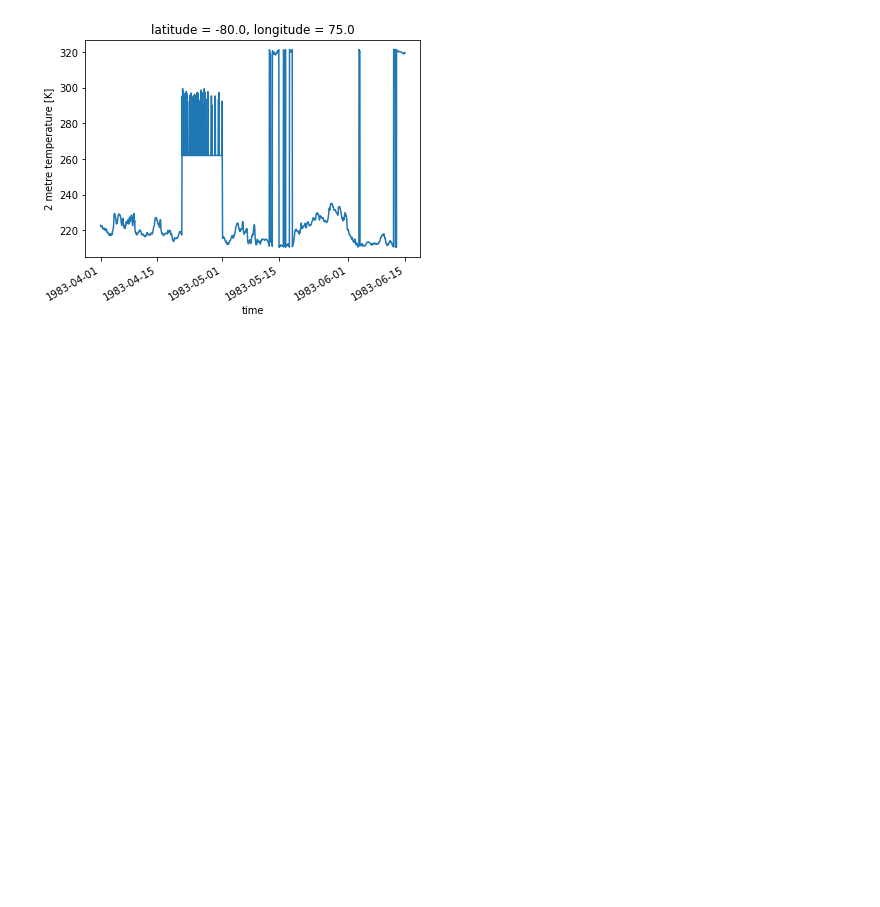
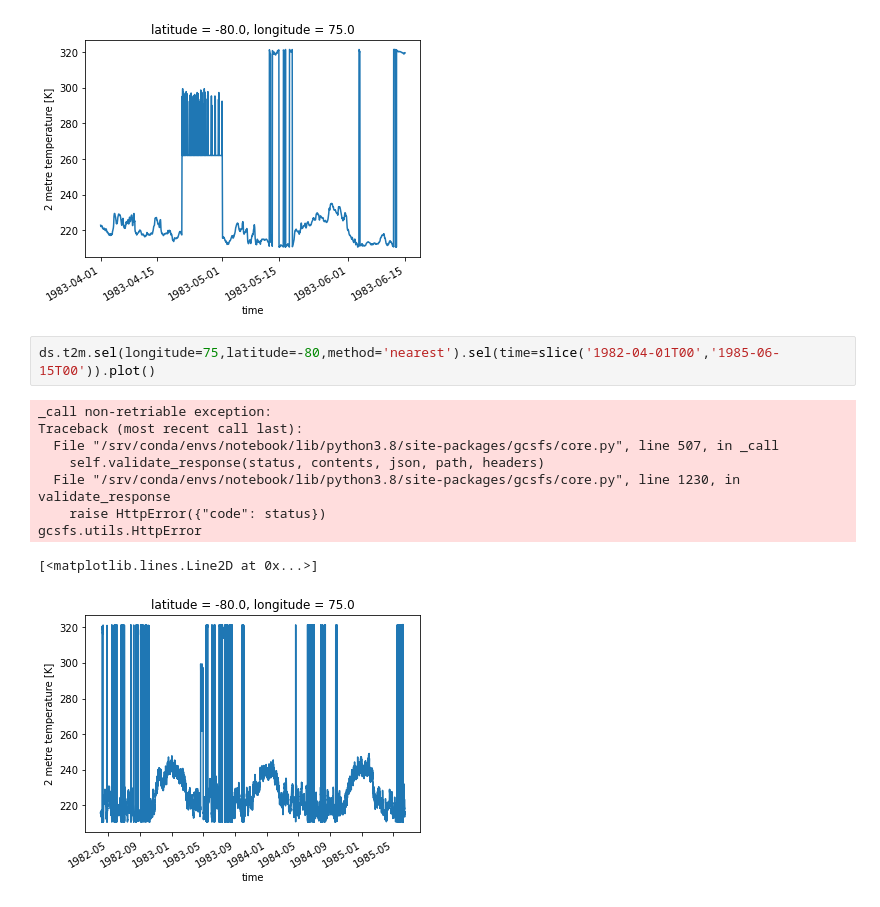
Before and after one commit to cgentemann/cloud_science, a Jupyter notebook: Cloud_testing/era5_pangeo_1983.ipynb, the cells around one changed output. Drawn from its saved outputs; the diff is of its cells as text; blank space fills up the shorter version.

```diff
--- a/Cloud_testing/era5_pangeo_1983.ipynb
+++ b/Cloud_testing/era5_pangeo_1983.ipynb
@@ -104,3 +104,15 @@ ds.t2m.sel(longitude=75,latitude=-80,method='nearest').sel(time=slice('1983-04-0
 # %% [output]
 [<matplotlib.lines.Line2D at 0x...>]
 [figure]
+# %%
+ds.t2m.sel(longitude=75,latitude=-80,method='nearest').sel(time=slice('1982-04-01T00','1985-06-15T00')).plot()
+# %% [output]
+_call non-retriable exception:
+Traceback (most recent call last):
+  File "/srv/conda/envs/notebook/lib/python3.8/site-packages/gcsfs/core.py", line 507, in _call
+    self.validate_response(status, contents, json, path, headers)
+  File "/srv/conda/envs/notebook/lib/python3.8/site-packages/gcsfs/core.py", line 1230, in validate_response
+    raise HttpError({"code": status})
+gcsfs.utils.HttpError
+[<matplotlib.lines.Line2D at 0x...>]
+[figure, added]
```
Also changed, not shown: parts of 1 cell of this notebook.
